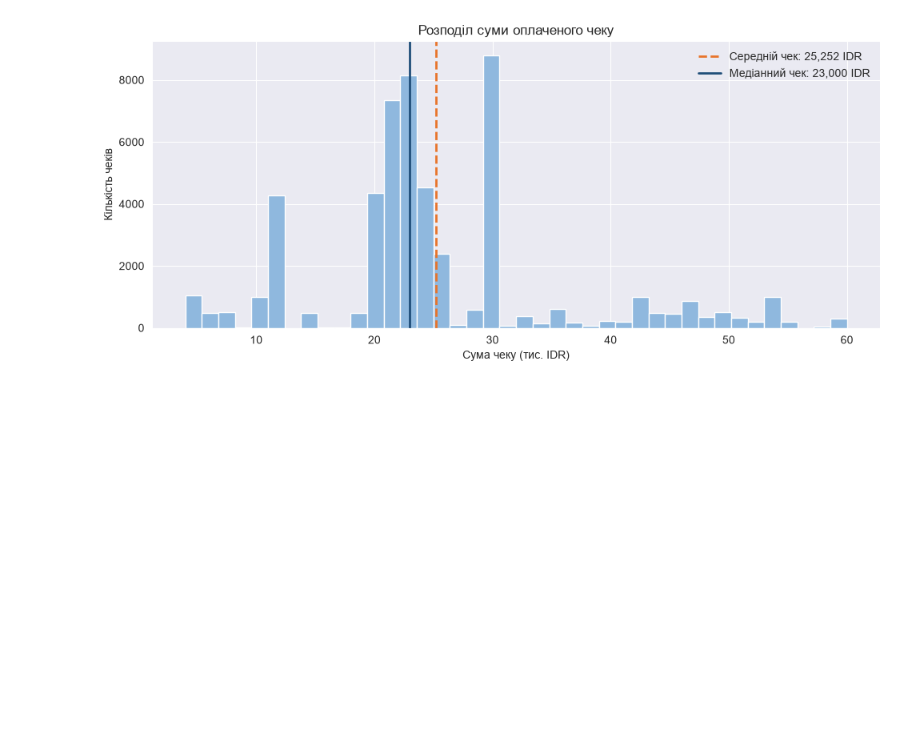
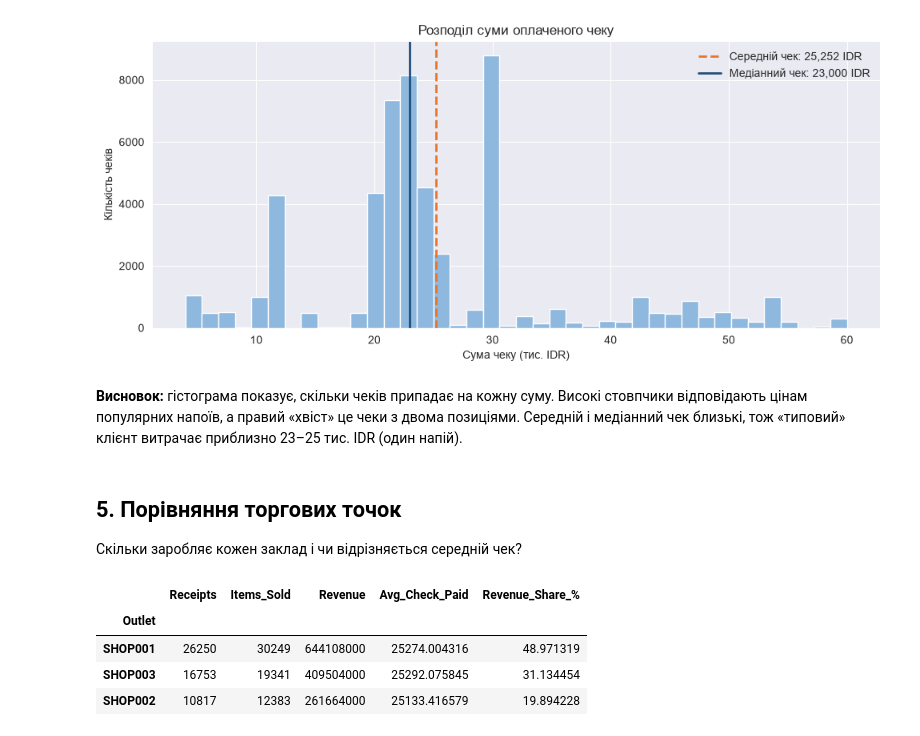
Before and after one commit to Chuchman-Dima/FB-Sales-Revenue-Analytics, a Jupyter notebook: notebook/notebook.ipynb, the cells around one changed output. Cells and saved outputs as stored; diff of their text form; code cells hidden in the pictures; blank space fills up the shorter version.

```diff
--- a/notebook/notebook.ipynb
+++ b/notebook/notebook.ipynb
@@ -192,3 +192,25 @@ plt.tight_layout()
 plt.show()
 # %% [output]
 [figure]
+# %% [markdown]
+**Висновок:** гістограма показує, скільки чеків припадає на кожну суму. Високі стовпчики відповідають цінам популярних напоїв, а правий «хвіст» це чеки з двома позиціями. Середній і медіанний чек близькі, тож «типовий» клієнт витрачає приблизно 23–25 тис. IDR (один напій).
+# %% [markdown]
+## 5. Порівняння торгових точок
+Скільки заробляє кожен заклад і чи відрізняється середній чек?
+# %%
+outlet_df = transactions.groupby('Outlet').agg(
+    Receipts=('ReceiptNumber', 'count'),
+    Items_Sold=('TotalItem', 'sum'),
+    Revenue=('TotalAmount', 'sum')
+).sort_values('Revenue', ascending=False)
+
+outlet_df['Avg_Check_Paid'] = paid.groupby('Outlet')['TotalAmount'].mean()
+outlet_df['Revenue_Share_%'] = outlet_df['Revenue'] / total_revenue * 100
+
+display(outlet_df)
+# %% [output]
+|  | Receipts | Items_Sold | Revenue | Avg_Check_Paid | Revenue_Share_% |
+| Outlet |  |  |  |  |  |
+| SHOP001 | 26250 | 30249 | 644108000 | 25274.004316 | 48.971319 |
+| SHOP003 | 16753 | 19341 | 409504000 | 25292.075845 | 31.134454 |
+| SHOP002 | 10817 | 12383 | 261664000 | 25133.416579 | 19.894228 |
```
Also changed, not shown: parts of 2 cells of this notebook.
